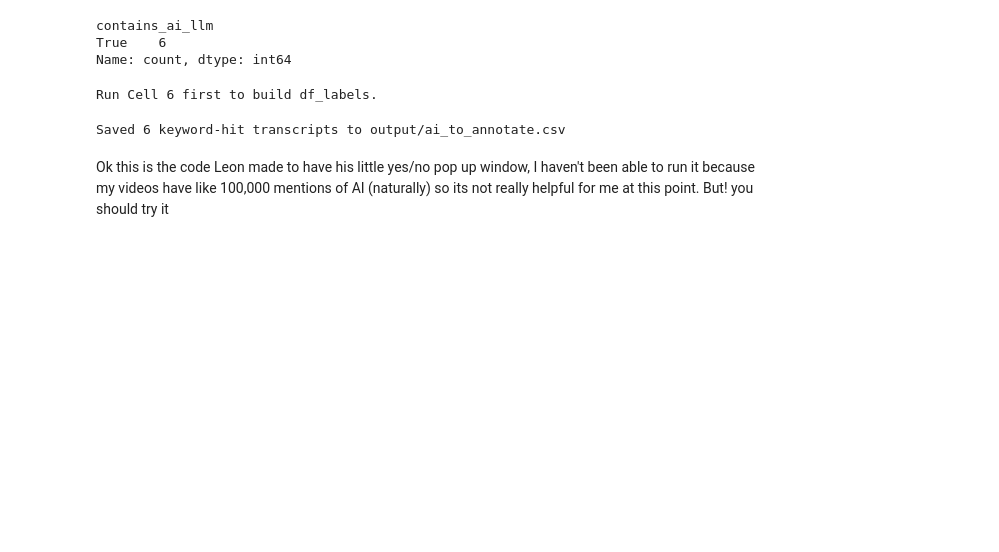
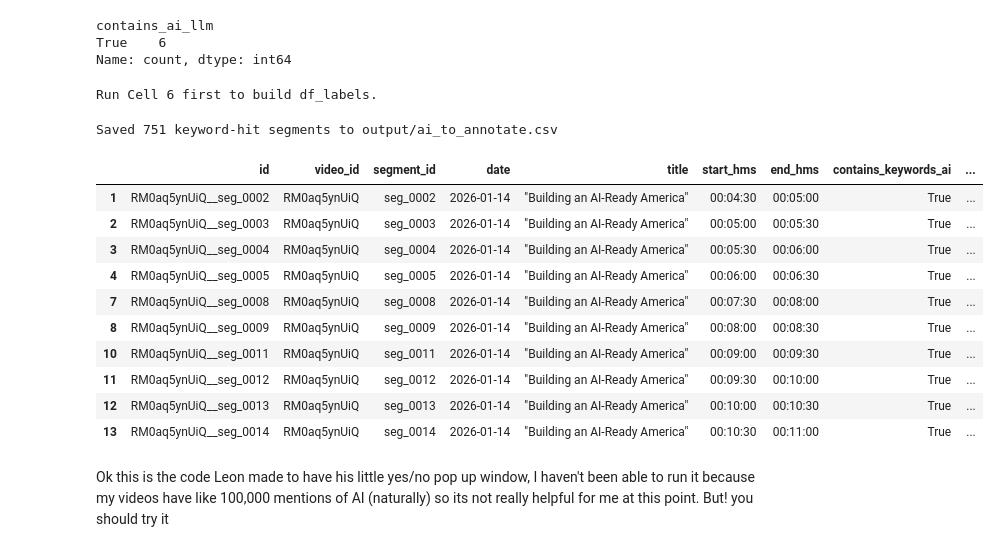
Before and after one commit to amowreader/investigating-ai-fall-26, a Jupyter notebook: assignment 1/running-the-analysis.ipynb, the cells around one changed output. Saved outputs shown, nothing was run; the diff lists cells and outputs as text; code cells hidden in the pictures; blank space fills up the shorter version.

```diff
--- a/assignment 1/running-the-analysis.ipynb
+++ b/assignment 1/running-the-analysis.ipynb
@@ -351,35 +592,48 @@ Run Cell 6 first to build df_labels.
 # %%
 fn_to_annotate = "output/ai_to_annotate.csv"
 
-if "contains_keywords_ai" not in df.columns:
-    if "keywords_ai" not in globals():
-        keywords_ai = [
-            "artificial intelligence",
-            "AI",
-            "AI-assisted",
-            "large language models",
-            "GenAI",
-            "generative AI",
-            "generative artificial intelligence",
-        ]
-    df["contains_keywords_ai"] = df["text"].str.contains(
-        "|".join(keywords_ai), regex=True, case=False
-    )
+if "df_segments" not in globals() or df_segments.empty:
+    raise ValueError("Run Cell 3 first to build df_segments.")
 
-# KEYWORD-ONLY candidates
-df_to_annotate = df[df["contains_keywords_ai"].fillna(False)].copy()
+if "contains_keywords_ai" not in df_segments.columns:
+    raise ValueError("Run Cell 4 first so keyword flags exist on segments.")
 
-# keep this file lightweight (no full transcript text column)
+# keyword-only segment candidates
+df_to_annotate = df_segments[df_segments["contains_keywords_ai"].fillna(False)].copy()
+
+# include segment text for manual review
+df_to_annotate = df_to_annotate.rename(columns={"segment_text": "text"})
+df_to_annotate["id"] = df_to_annotate["row_id"]
+
 cols = [
+    "id",
     "video_id",
+    "segment_id",
     "date",
     "title",
+    "start_hms",
+    "end_hms",
     "contains_keywords_ai",
+    "keyword_hit_count",
+    "text",
 ]
+
 df_to_annotate[cols].to_csv(fn_to_annotate, index=False)
-print(f"Saved {len(df_to_annotate)} keyword-hit transcripts to {fn_to_annotate}")
+print(f"Saved {len(df_to_annotate)} keyword-hit segments to {fn_to_annotate}")
+display(df_to_annotate[cols].head(10))
 # %% [output]
-Saved 6 keyword-hit transcripts to output/ai_to_annotate.csv
+Saved 751 keyword-hit segments to output/ai_to_annotate.csv
+|  | id | video_id | segment_id | date | title | start_hms | end_hms | contains_keywords_ai | ... |
+| 1 | RM0aq5ynUiQ__seg_0002 | RM0aq5ynUiQ | seg_0002 | 2026-01-14 | "Building an AI-Ready America" | 00:04:30 | 00:05:00 | True | ... |
+| 2 | RM0aq5ynUiQ__seg_0003 | RM0aq5ynUiQ | seg_0003 | 2026-01-14 | "Building an AI-Ready America" | 00:05:00 | 00:05:30 | True | ... |
+| 3 | RM0aq5ynUiQ__seg_0004 | RM0aq5ynUiQ | seg_0004 | 2026-01-14 | "Building an AI-Ready America" | 00:05:30 | 00:06:00 | True | ... |
+| 4 | RM0aq5ynUiQ__seg_0005 | RM0aq5ynUiQ | seg_0005 | 2026-01-14 | "Building an AI-Ready America" | 00:06:00 | 00:06:30 | True | ... |
+| 7 | RM0aq5ynUiQ__seg_0008 | RM0aq5ynUiQ | seg_0008 | 2026-01-14 | "Building an AI-Ready America" | 00:07:30 | 00:08:00 | True | ... |
+| 8 | RM0aq5ynUiQ__seg_0009 | RM0aq5ynUiQ | seg_0009 | 2026-01-14 | "Building an AI-Ready America" | 00:08:00 | 00:08:30 | True | ... |
+| 10 | RM0aq5ynUiQ__seg_0011 | RM0aq5ynUiQ | seg_0011 | 2026-01-14 | "Building an AI-Ready America" | 00:09:00 | 00:09:30 | True | ... |
+| 11 | RM0aq5ynUiQ__seg_0012 | RM0aq5ynUiQ | seg_0012 | 2026-01-14 | "Building an AI-Ready America" | 00:09:30 | 00:10:00 | True | ... |
+| 12 | RM0aq5ynUiQ__seg_0013 | RM0aq5ynUiQ | seg_0013 | 2026-01-14 | "Building an AI-Ready America" | 00:10:00 | 00:10:30 | True | ... |
+| 13 | RM0aq5ynUiQ__seg_0014 | RM0aq5ynUiQ | seg_0014 | 2026-01-14 | "Building an AI-Ready America" | 00:10:30 | 00:11:00 | True | ... |
 # %% [markdown]
 Ok this is the code Leon made to have his little yes/no pop up window, I haven't been able to run it because my videos have like 100,000 mentions of AI (naturally) so its not really helpful for me at this point. But! you should try it
 # %%
```
Also changed, not shown: parts of 8 cells of this notebook, 1 other file.
